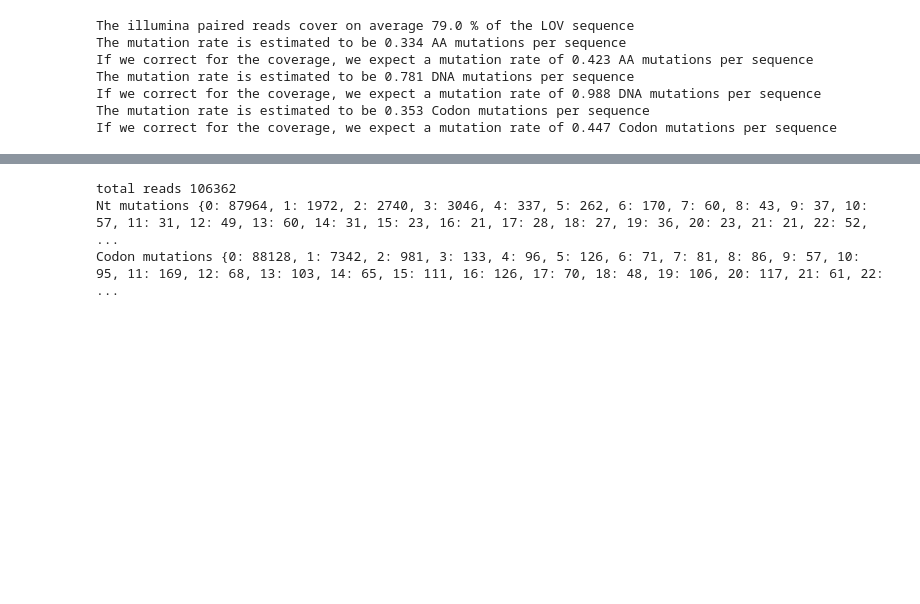
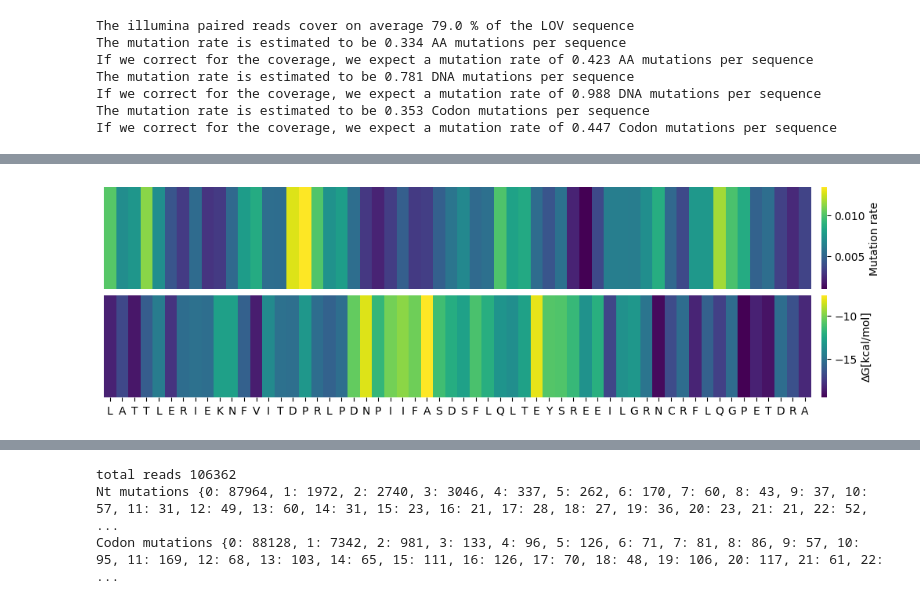
Before and after one commit to AliceHovsepyan/pogo_pance_draft, a Jupyter notebook: DMS_analysis.ipynb, the cells around one changed output, grey strips where cells are left out. Saved outputs shown, nothing was run; the diff lists cells and outputs as text; code cells hidden in the pictures; blank space fills up the shorter version.

```diff
--- a/DMS_analysis.ipynb
+++ b/DMS_analysis.ipynb
@@ -575,0 +609,20 @@ plt.clf()
+# %%
+## ViennaRNA package for DNA
+
+###### RNAfold -i AraC_S170_LOV_DMS_Retron_Pool.fasta --noconv --param=DNA -oviennaRNAfoldAraC_S170_LOV_DMS_Retron_Pool
+###### grep -Eo "[-]?[0-9]+\.[0-9]+" viennaRNAfoldAraC_S170_LOV_DMS_Retron_Pool > viennaRNAfoldAraC_S170_LOV_DMS_Retron_Pool_delta_g_values.txt
+delta_gs = pd.read_csv("data/ViennaRNAFold/viennaRNAfoldAraC_S170_LOV_DMS_Retron_Pool_delta_g_values.txt", header = None).T
+## calculate mean of folding energies per position
+mean_dGs = []
+pos = 0
+for i in range(0, delta_gs.shape[1], 20):
+        mean_dGs.append(np.mean(delta_gs.iloc[:,i:i+20]))
+        pos += 3
+## pos = 423 = len(LOV2) -> quality ctrl
+# %%
+fig,ax = plt.subplots(2,1,figsize=(10,3), layout = 'constrained')
+sns.heatmap(pd.DataFrame(Codon_mut_rate_per_pos[amplicon_AA_seq.index("LATTLER"):]).T, ax = ax[0], xticklabels = False, cmap = "viridis", cbar = True, cbar_kws = {"pad": 0.015, "label": "Mutation rate" },linecolor="black", yticklabels=False)
+sns.heatmap(pd.DataFrame(mean_dGs[:len(Codon_mut_rate_per_pos[amplicon_AA_seq.index("LATTLER"):])]).T, ax = ax[1], cmap = "viridis", cbar = True, cbar_kws = {"pad": 0.015, "label": "∆G[kcal/mol]" },linecolor="black", yticklabels=False, xticklabels = amplicon_AA_seq[amplicon_AA_seq.index("LATTLER"):len(Codon_mut_rate_per_pos)])
+plt.show()
+# %% [output]
+[figure, added]
```
Also changed, not shown: parts of 10 cells of this notebook, 4 other files.
